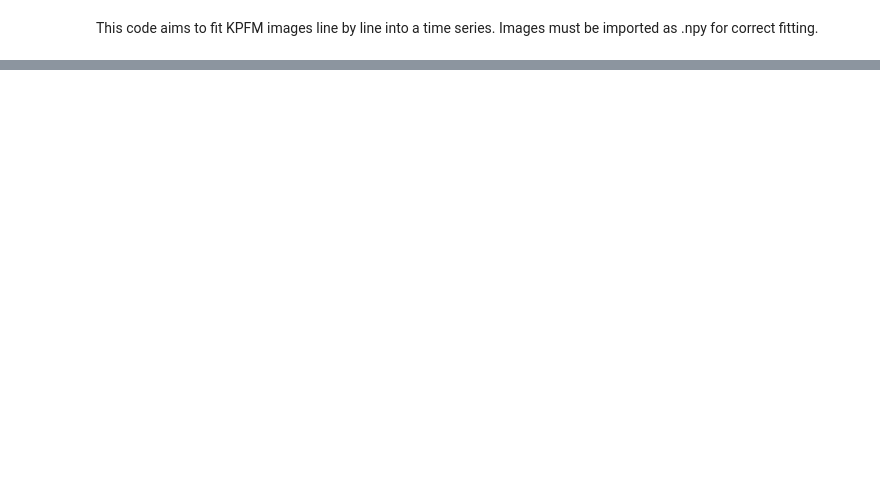
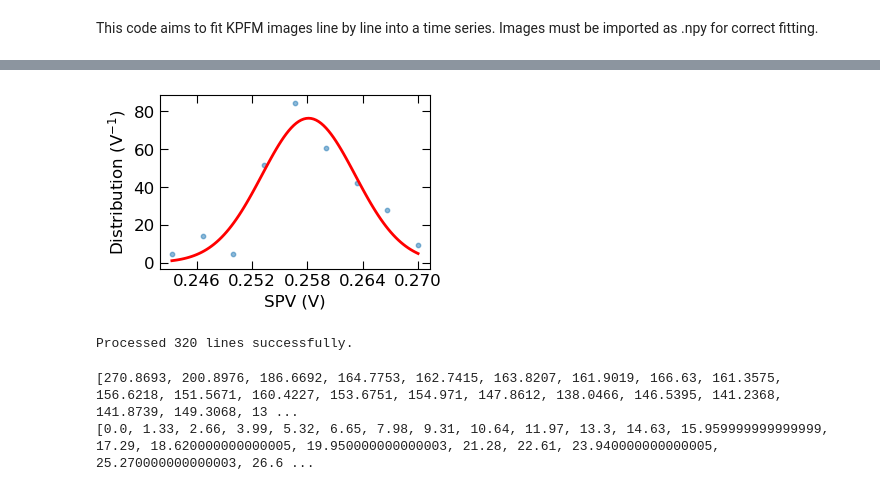
Before and after one commit to RamadanLab/KPFM_processing, a Jupyter notebook: LineByLineTimeSeriesProcessing.ipynb, the cells around one changed output, grey strips where cells are left out. Saved outputs shown, nothing was run; the diff lists cells and outputs as text; code cells hidden in the pictures; blank space fills up the shorter version.

```diff
--- a/LineByLineTimeSeriesProcessing.ipynb
+++ b/LineByLineTimeSeriesProcessing.ipynb
@@ -301,0 +310,11 @@ UnpassOn_x_fit, UnpassOn_y_fit, UnpassOn_SPV_ss, UnpassOn_SPV_ss_std =  exponent
+# %%
+UnpassOn_Time, UnpassOn_peaks, UnpassOn_min,UnpassOn_max= fit_gaussian_for_npy(Unpass_On, image_time)
+# %% [output]
+[figure, added]
+Processed 320 lines successfully.
+# %%
+print(UnpassOn_peaks)
+print(UnpassOn_Time)
+# %% [output]
+[270.8693, 200.8976, 186.6692, 164.7753, 162.7415, 163.8207, 161.9019, 166.63, 161.3575, 156.6218, 151.5671, 160.4227, 153.6751, 154.971, 147.8612, 138.0466, 146.5395, 141.2368, 141.8739, 149.3068, 13 ...
+[0.0, 1.33, 2.66, 3.99, 5.32, 6.65, 7.98, 9.31, 10.64, 11.97, 13.3, 14.63, 15.959999999999999, 17.29, 18.620000000000005, 19.950000000000003, 21.28, 22.61, 23.940000000000005, 25.270000000000003, 26.6 ...
```
Also changed, not shown: parts of 6 cells of this notebook, 2 other files.
